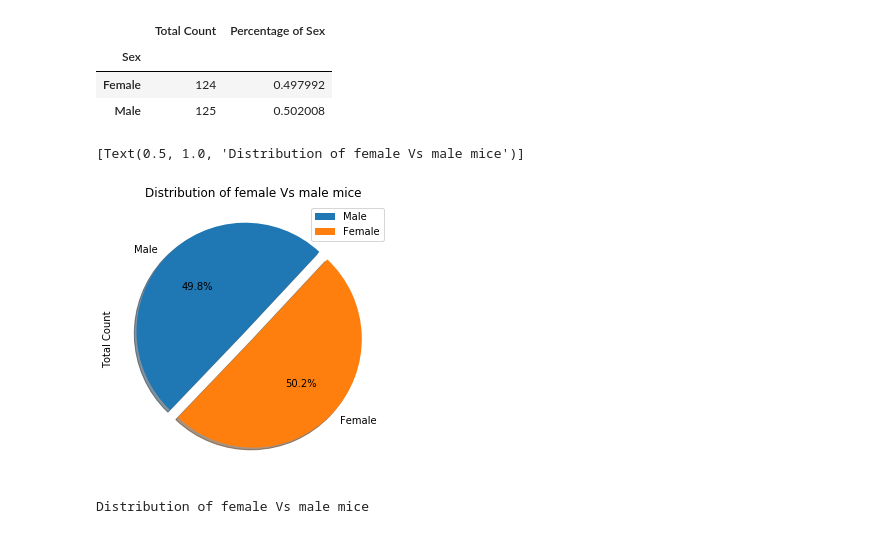
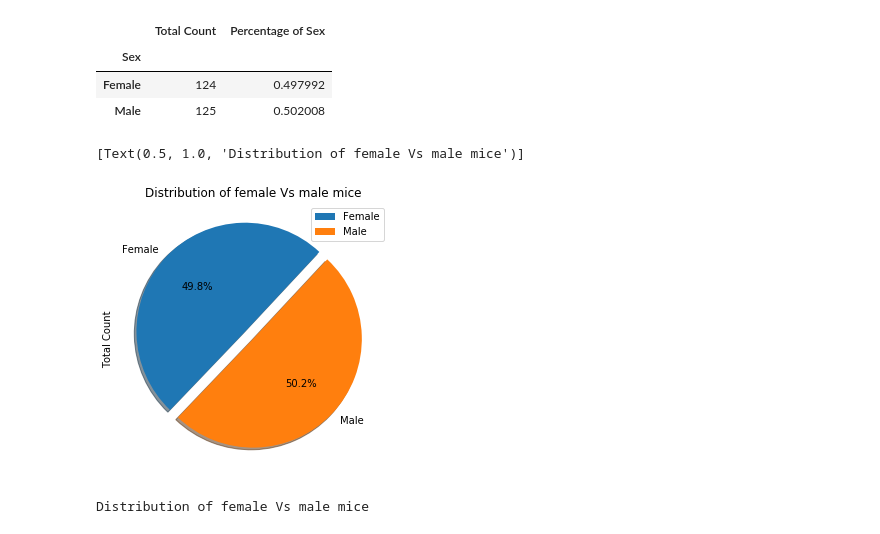
Before and after one commit to gussiepoole/Matplotlib-homework, a Jupyter notebook: MatPlotLib HW.ipynb, the cells around one changed output. Cells and saved outputs as stored; diff of their text form; code cells hidden in the pictures.

```diff
--- a/MatPlotLib HW.ipynb
+++ b/MatPlotLib HW.ipynb
@@ -225,13 +226,13 @@ gender_split
 # %%
 #pie chart with pandas
 gender_split = pd.DataFrame({'Total Count': [124, 125],
                             'Percentage of Sex': [0.497992, 0.502008]},
                            index=['Female', 'Male'])
-plot = gender_split.plot.pie(y='Total Count', figsize=(5,5), labels=labels, autopct='%1.1f%%', explode = (0.1, 0.0), shadow=True, startangle = 47)
+plot = gender_split.plot.pie(y='Total Count', figsize=(5,5), autopct='%1.1f%%', explode = (0.1, 0.0), shadow=True, startangle = 47)
 plot.set(title ="Distribution of female Vs male mice")
 # %% [output]
 [Text(0.5, 1.0, 'Distribution of female Vs male mice')]
-[figure, old version]
+[figure, new version]
 # %%
 #pie chart with matplotlib
 data = [124,125]
```
Also changed, not shown: parts of 17 cells of this notebook.
